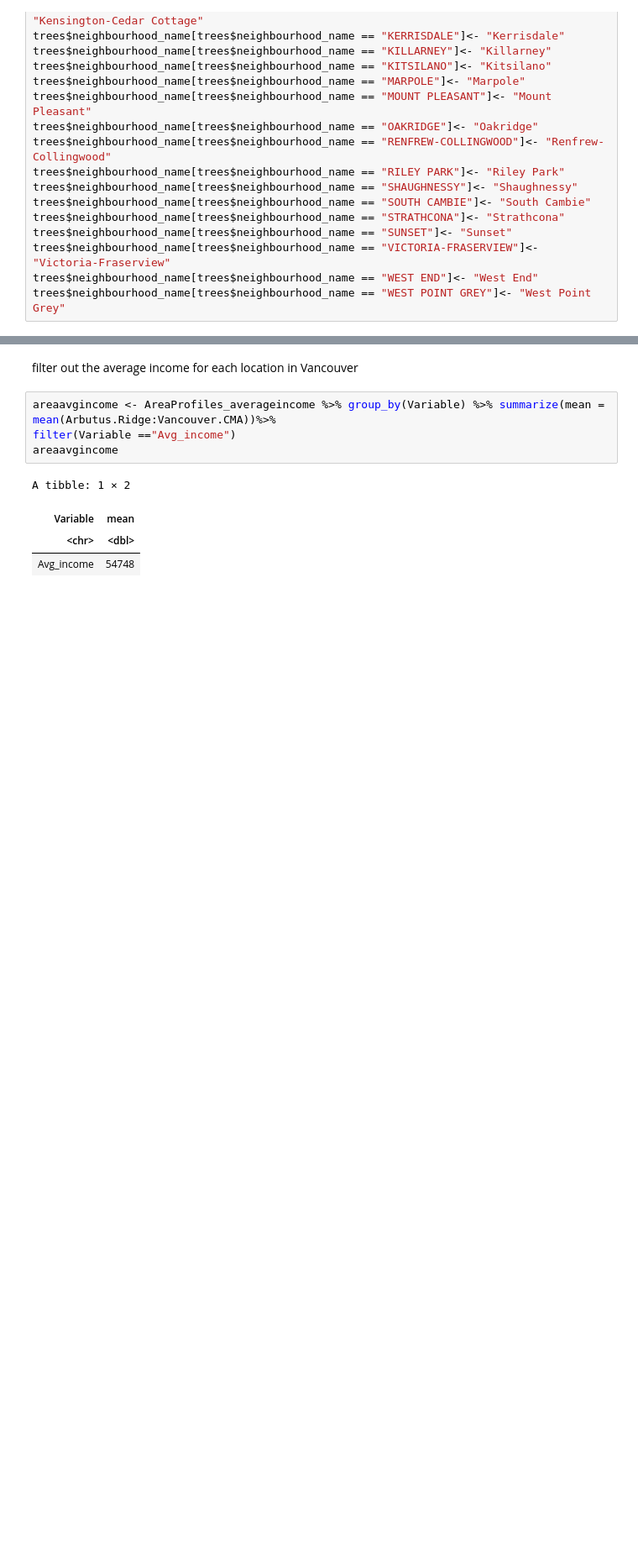
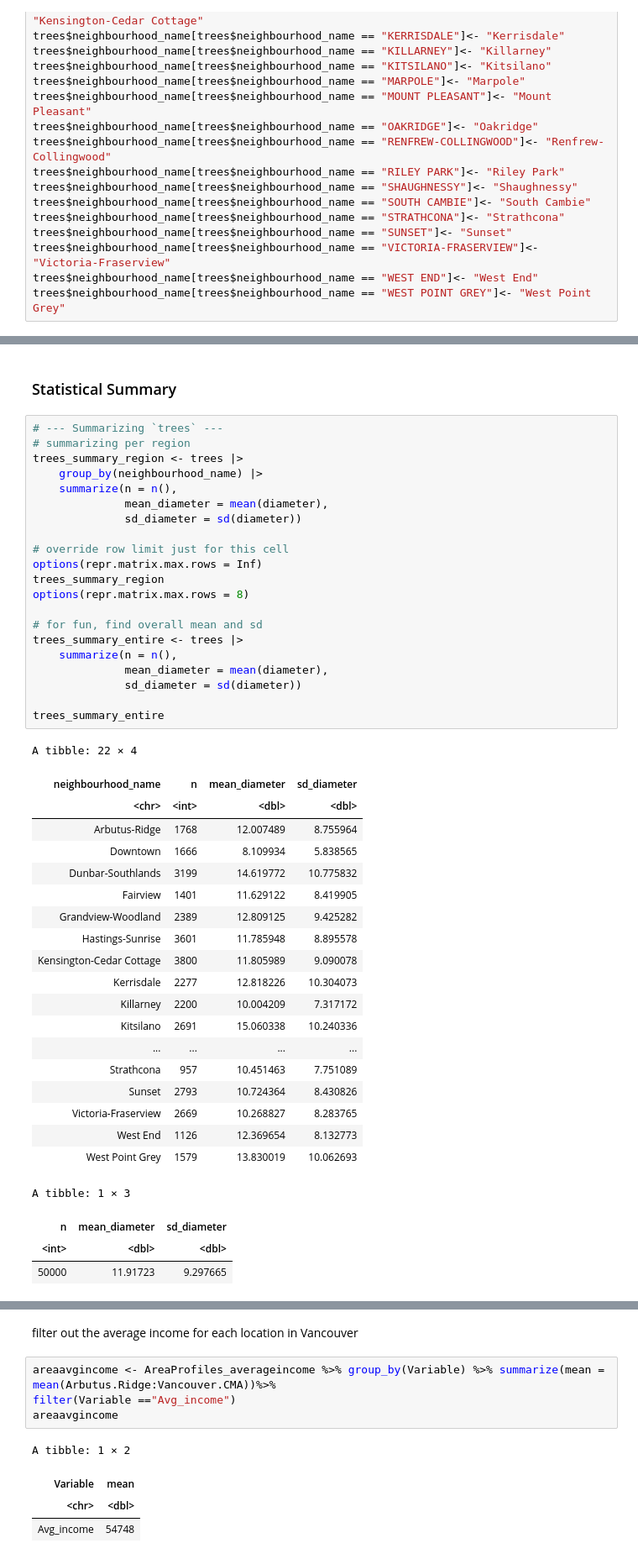
Before and after one commit to eshuaiii/stat-201-2023w1-group-50, a Jupyter notebook: 50_project_proposal.ipynb, the cells around one changed output, grey strips where cells are left out. Shown at 84% size. Drawn from its saved outputs; the diff is of its cells as text; blank space fills up the shorter version.

```diff
--- a/50_project_proposal.ipynb
+++ b/50_project_proposal.ipynb
@@ -217,0 +187,47 @@ trees$neighbourhood_name[trees$neighbourhood_name == "WEST POINT GREY"]<- "West
+# %% [markdown]
+###  Statistical Summary
+# %%
+# --- Summarizing `trees` ---
+# summarizing per region
+trees_summary_region <- trees |>
+    group_by(neighbourhood_name) |>
+    summarize(n = n(),
+              mean_diameter = mean(diameter),
+              sd_diameter = sd(diameter))
+
+# override row limit just for this cell
+options(repr.matrix.max.rows = Inf)
+trees_summary_region
+options(repr.matrix.max.rows = 8)
+
+# for fun, find overall mean and sd
+trees_summary_entire <- trees |>
+    summarize(n = n(),
+              mean_diameter = mean(diameter),
+              sd_diameter = sd(diameter))
+
+trees_summary_entire
+# %% [output]
+A tibble: 22 × 4
+| neighbourhood_name | n | mean_diameter | sd_diameter |
+| <chr> | <int> | <dbl> | <dbl> |
+| Arbutus-Ridge | 1768 | 12.007489 | 8.755964 |
+| Downtown | 1666 | 8.109934 | 5.838565 |
+| Dunbar-Southlands | 3199 | 14.619772 | 10.775832 |
+| Fairview | 1401 | 11.629122 | 8.419905 |
+| Grandview-Woodland | 2389 | 12.809125 | 9.425282 |
+| Hastings-Sunrise | 3601 | 11.785948 | 8.895578 |
+| Kensington-Cedar Cottage | 3800 | 11.805989 | 9.090078 |
+| Kerrisdale | 2277 | 12.818226 | 10.304073 |
+| Killarney | 2200 | 10.004209 | 7.317172 |
+| Kitsilano | 2691 | 15.060338 | 10.240336 |
+| ... | ... | ... | ... |
+| Strathcona | 957 | 10.451463 | 7.751089 |
+| Sunset | 2793 | 10.724364 | 8.430826 |
+| Victoria-Fraserview | 2669 | 10.268827 | 8.283765 |
+| West End | 1126 | 12.369654 | 8.132773 |
+| West Point Grey | 1579 | 13.830019 | 10.062693 |
+A tibble: 1 × 3
+| n | mean_diameter | sd_diameter |
+| <int> | <dbl> | <dbl> |
+| 50000 | 11.91723 | 9.297665 |
```
Also changed, not shown: parts of 11 cells of this notebook.
